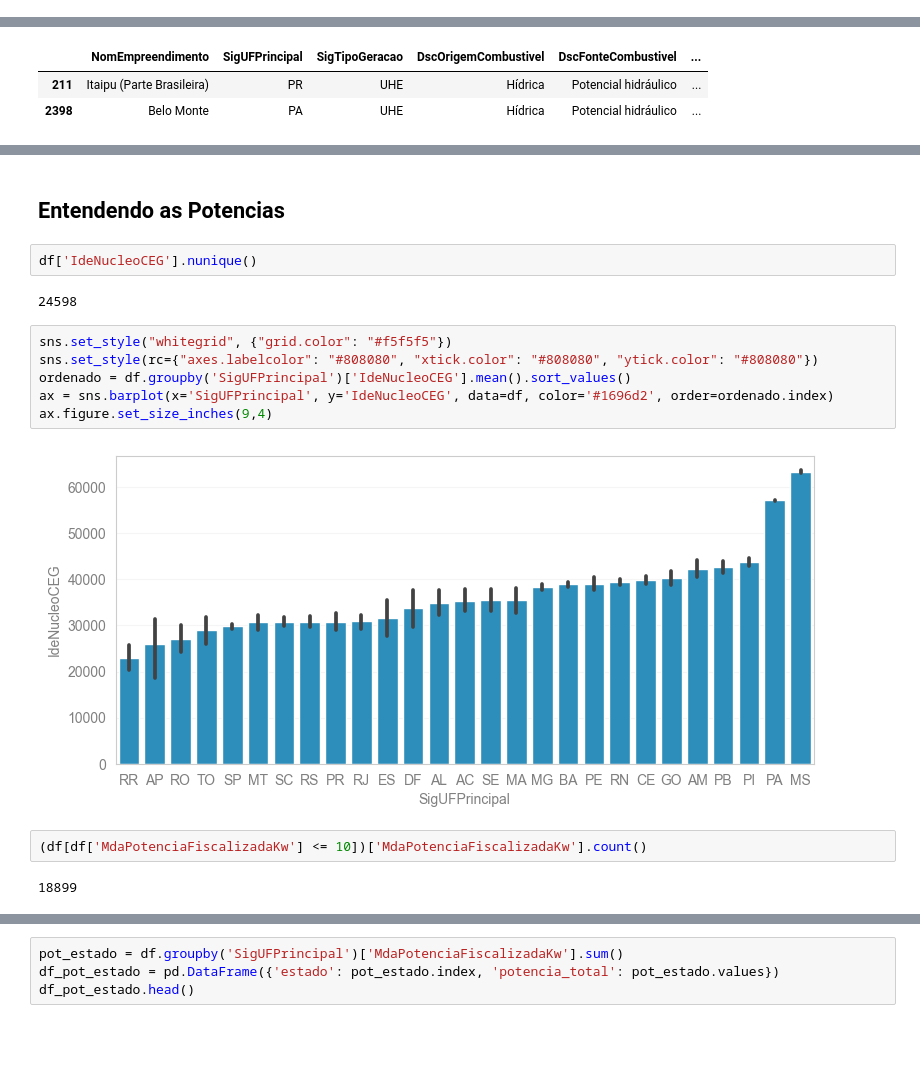
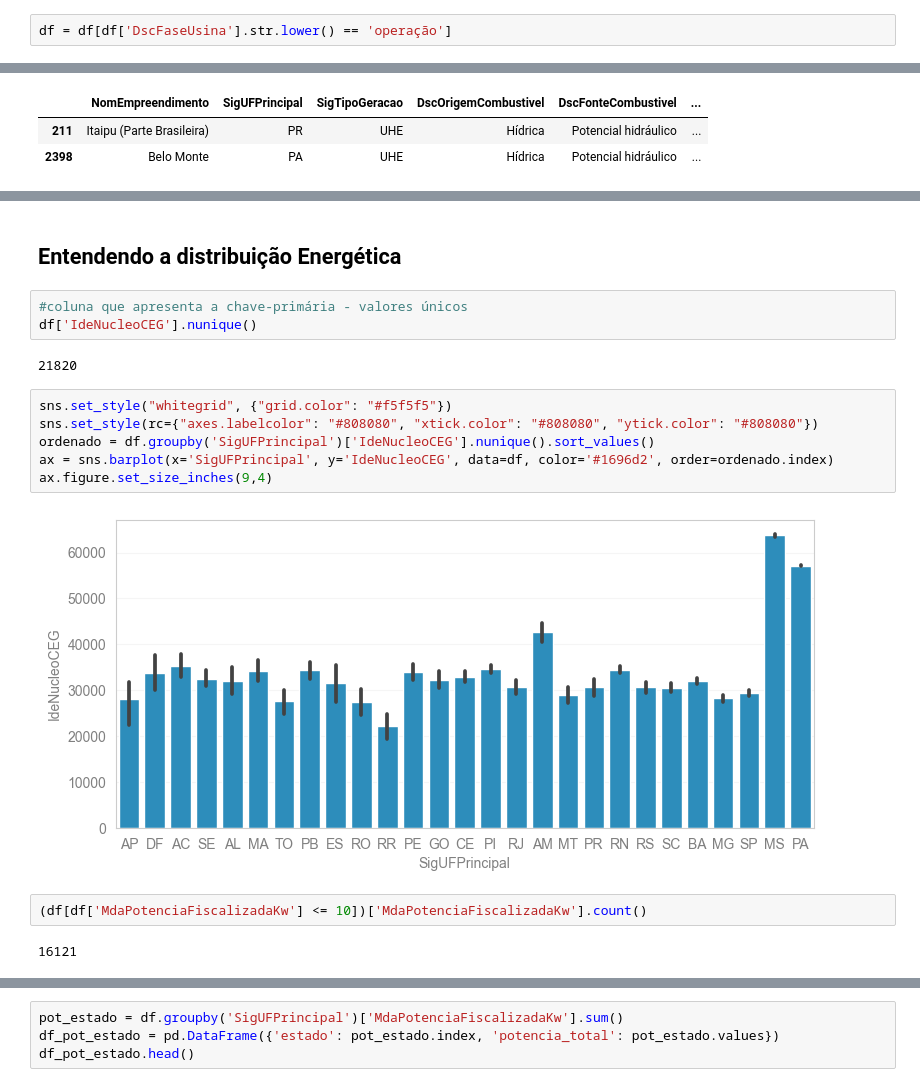
Before and after one commit to lpfnascimento/eda-brasilian-energy-matrix, a Jupyter notebook: TG-aneel-energia.ipynb, the cells around one changed output, grey strips where cells are left out. Drawn from its saved outputs; the diff is of its cells as text; blank space fills up the shorter version.

```diff
--- a/TG-aneel-energia.ipynb
+++ b/TG-aneel-energia.ipynb
@@ -167,0 +195,2 @@ df['DatFimVigencia'] = pd.to_datetime(df['DatFimVigencia'], format='%Y/%m/%d')
+# %%
+df = df[df['DscFaseUsina'].str.lower() == 'operação']
@@ -307,21 +310,22 @@ dtype: object
-# %% [markdown]
-## Entendendo as Potencias
-# %%
-df['IdeNucleoCEG'].nunique()
-# %% [output]
-24598
+# %% [markdown]
+## Entendendo a distribuição Energética
+# %%
+#coluna que apresenta a chave-primária - valores únicos
+df['IdeNucleoCEG'].nunique()
+# %% [output]
+21820
 # %%
 sns.set_style("whitegrid", {"grid.color": "#f5f5f5"})
 sns.set_style(rc={"axes.labelcolor": "#808080", "xtick.color": "#808080", "ytick.color": "#808080"})
-ordenado = df.groupby('SigUFPrincipal')['IdeNucleoCEG'].mean().sort_values()
+ordenado = df.groupby('SigUFPrincipal')['IdeNucleoCEG'].nunique().sort_values()
 ax = sns.barplot(x='SigUFPrincipal', y='IdeNucleoCEG', data=df, color='#1696d2', order=ordenado.index)
 ax.figure.set_size_inches(9,4)
 # %% [output]
-[figure, old version]
+[figure, new version]
 # %%
 (df[df['MdaPotenciaFiscalizadaKw'] <= 10])['MdaPotenciaFiscalizadaKw'].count()
 # %% [output]
-18899
+16121
 # %%
 df['DscMuninicpios'].value_counts(ascending=False)
 # %% [output]
```
Also changed, not shown: parts of 40 cells of this notebook.
